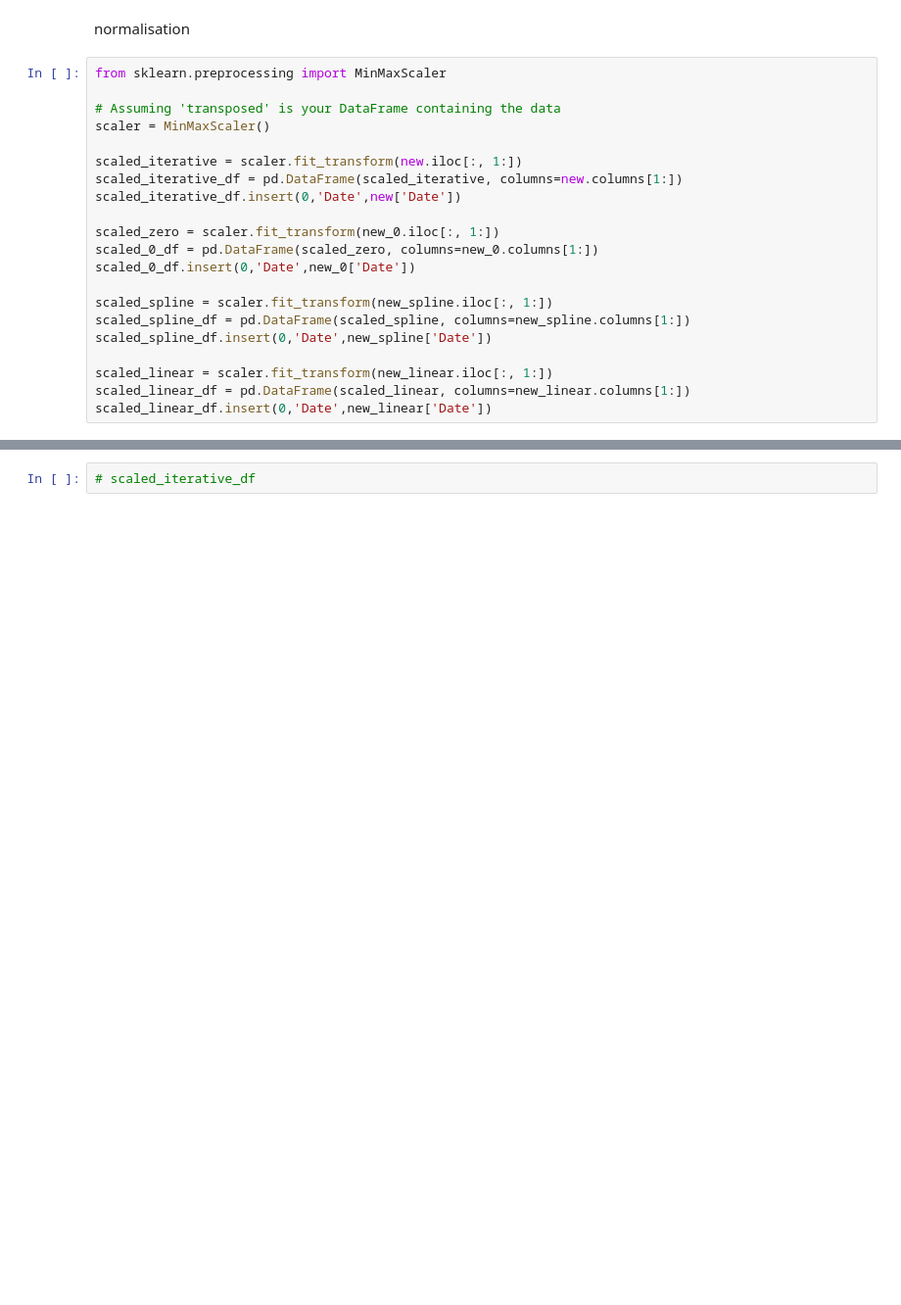
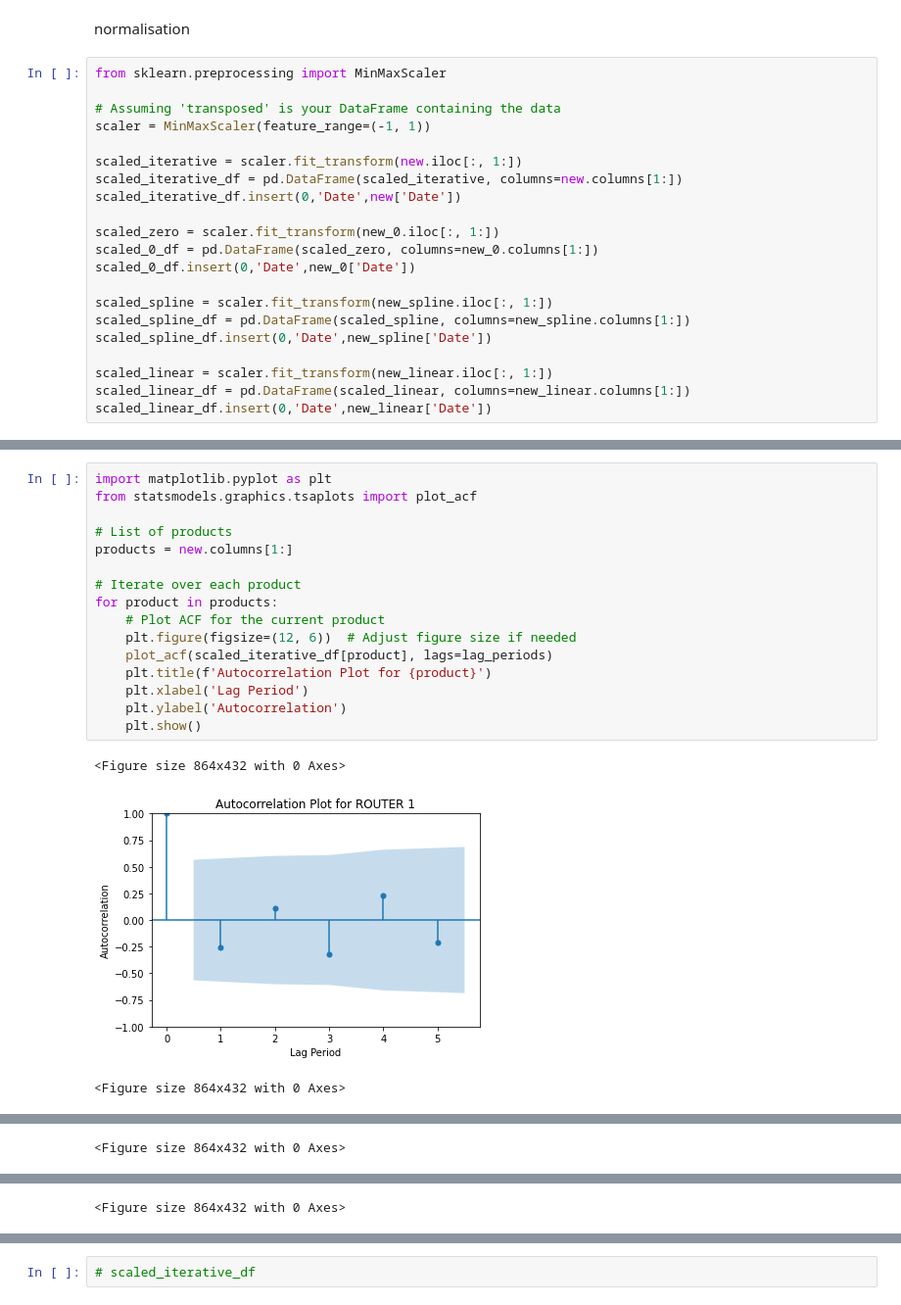
Before and after one commit to Jayasuryan0821-git/Cisco-Hackathon, a Jupyter notebook: final.ipynb, the cells around one changed output, grey strips where cells are left out. Shown at 98% size. Drawn from its saved outputs; the diff is of its cells as text; blank space fills up the shorter version.

```diff
--- a/final.ipynb
+++ b/final.ipynb
@@ -436,7 +436,7 @@ normalisation
 from sklearn.preprocessing import MinMaxScaler
 
 # Assuming 'transposed' is your DataFrame containing the data
-scaler = MinMaxScaler()
+scaler = MinMaxScaler(feature_range=(-1, 1))
 
 scaled_iterative = scaler.fit_transform(new.iloc[:, 1:])
 scaled_iterative_df = pd.DataFrame(scaled_iterative, columns=new.columns[1:])
@@ -455,0 +514,20 @@ scaled_linear_df.insert(0,'Date',new_linear['Date'])
+# %%
+import matplotlib.pyplot as plt
+from statsmodels.graphics.tsaplots import plot_acf
+
+# List of products
+products = new.columns[1:]
+
+# Iterate over each product
+for product in products:
+    # Plot ACF for the current product
+    plt.figure(figsize=(12, 6))  # Adjust figure size if needed
+    plot_acf(scaled_iterative_df[product], lags=lag_periods)
+    plt.title(f'Autocorrelation Plot for {product}')
+    plt.xlabel('Lag Period')
+    plt.ylabel('Autocorrelation')
+    plt.show()
+# %% [output]
+<Figure size 864x432 with 0 Axes>
+[figure, added]
+<Figure size 864x432 with 0 Axes>
@@ -455,0 +535 @@ scaled_linear_df.insert(0,'Date',new_linear['Date'])
+<Figure size 864x432 with 0 Axes>
@@ -455,0 +537 @@ scaled_linear_df.insert(0,'Date',new_linear['Date'])
+<Figure size 864x432 with 0 Axes>
```
Also changed, not shown: parts of 6 cells of this notebook.
